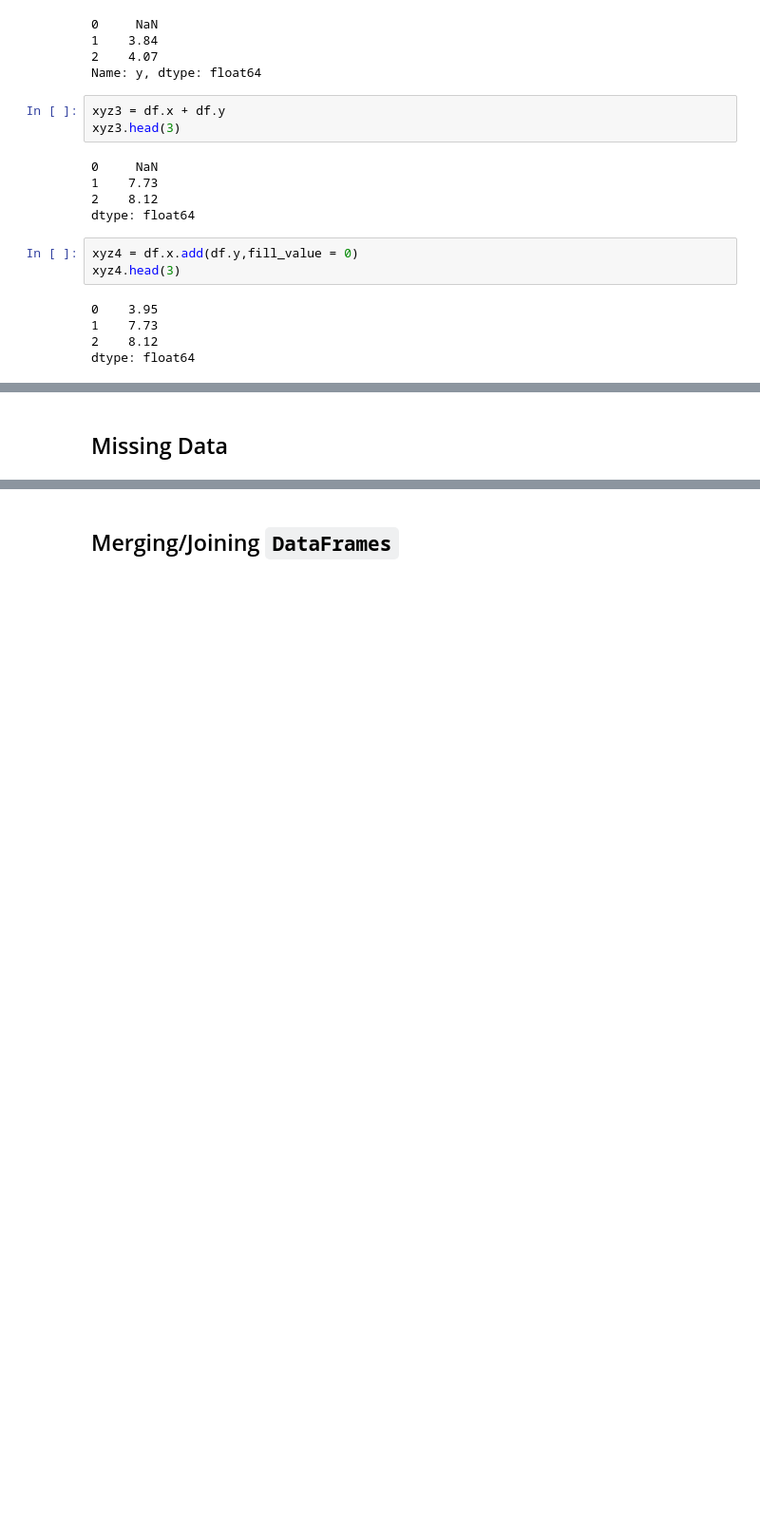
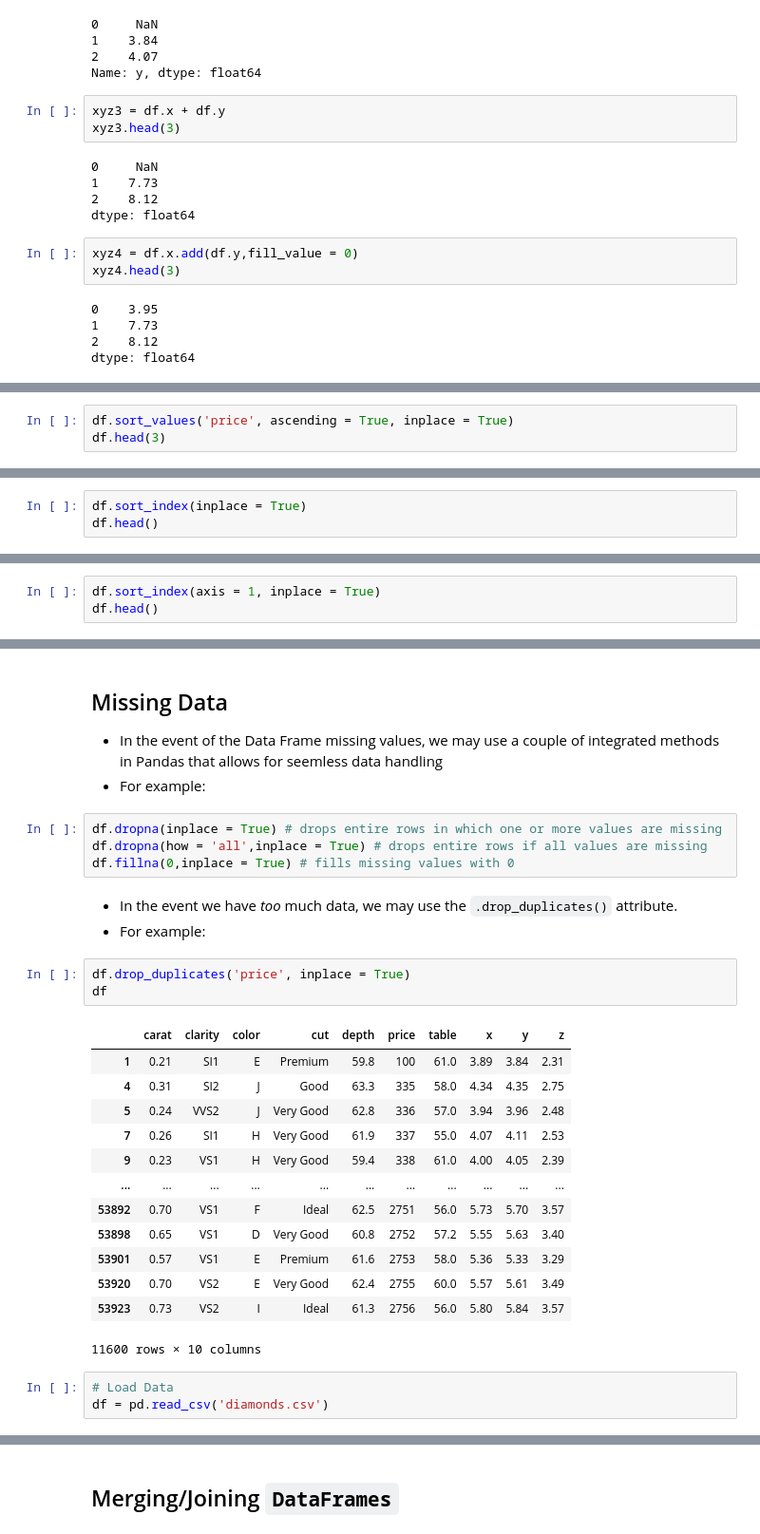
Before and after one commit to adriang1003/AM170B, a Jupyter notebook: Lectures/L2/Data Visualization and Pandas Bootcamp.ipynb, the cells around one changed output, grey strips where cells are left out. Shown at 95% size. Drawn from its saved outputs; the diff is of its cells as text; blank space fills up the shorter version.

```diff
--- a/Lectures/L2/Data Visualization and Pandas Bootcamp.ipynb
+++ b/Lectures/L2/Data Visualization and Pandas Bootcamp.ipynb
@@ -388,0 +399,3 @@ dtype: float64
+# %%
+df.sort_values('price', ascending = True, inplace = True)
+df.head(3)
@@ -388,0 +409,3 @@ dtype: float64
+# %%
+df.sort_index(inplace = True)
+df.head()
@@ -388,0 +421,3 @@ dtype: float64
+# %%
+df.sort_index(axis = 1, inplace = True)
+df.head()
@@ -389,4 +431,33 @@ dtype: float64
 # %% [markdown]
 ## Missing Data
+- In the event of the Data Frame missing values, we may use a couple of integrated methods in Pandas that allows for seemless data handling
+- For example:
+# %%
+df.dropna(inplace = True) # drops entire rows in which one or more values are missing
+df.dropna(how = 'all',inplace = True) # drops entire rows if all values are missing
+df.fillna(0,inplace = True) # fills missing values with 0
+# %% [markdown]
+- In the event we have *too* much data, we may use the `.drop_duplicates()` attribute.
+- For example:
+# %%
+df.drop_duplicates('price', inplace = True)
+df
+# %% [output]
+|  | carat | clarity | color | cut | depth | price | table | x | y | z |
+| 1 | 0.21 | SI1 | E | Premium | 59.8 | 100 | 61.0 | 3.89 | 3.84 | 2.31 |
+| 4 | 0.31 | SI2 | J | Good | 63.3 | 335 | 58.0 | 4.34 | 4.35 | 2.75 |
+| 5 | 0.24 | VVS2 | J | Very Good | 62.8 | 336 | 57.0 | 3.94 | 3.96 | 2.48 |
+| 7 | 0.26 | SI1 | H | Very Good | 61.9 | 337 | 55.0 | 4.07 | 4.11 | 2.53 |
+| 9 | 0.23 | VS1 | H | Very Good | 59.4 | 338 | 61.0 | 4.00 | 4.05 | 2.39 |
+| ... | ... | ... | ... | ... | ... | ... | ... | ... | ... | ... |
+| 53892 | 0.70 | VS1 | F | Ideal | 62.5 | 2751 | 56.0 | 5.73 | 5.70 | 3.57 |
+| 53898 | 0.65 | VS1 | D | Very Good | 60.8 | 2752 | 57.2 | 5.55 | 5.63 | 3.40 |
+| 53901 | 0.57 | VS1 | E | Premium | 61.6 | 2753 | 58.0 | 5.36 | 5.33 | 3.29 |
+| 53920 | 0.70 | VS2 | E | Very Good | 62.4 | 2755 | 60.0 | 5.57 | 5.61 | 3.49 |
+| 53923 | 0.73 | VS2 | I | Ideal | 61.3 | 2756 | 56.0 | 5.80 | 5.84 | 3.57 |
+11600 rows × 10 columns
+# %%
+# Load Data
+df = pd.read_csv('diamonds.csv')
 # %% [markdown]
 ## Data Summary
```
Also changed, not shown: parts of 23 cells of this notebook, 1 other file.
